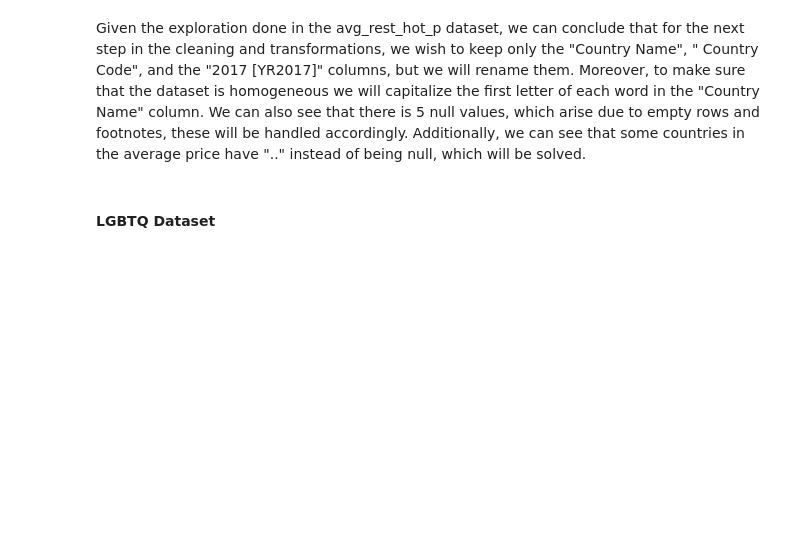
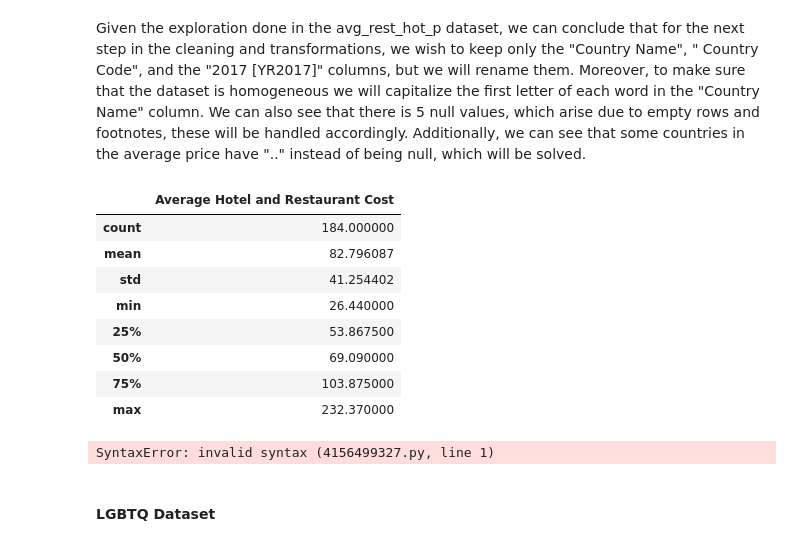
Before and after one commit to syeon0928/FinalExam_VA, a Jupyter notebook: data_cleaning/etl_eda.ipynb, the cells around one changed output. Saved outputs shown, nothing was run; the diff lists cells and outputs as text; code cells hidden in the pictures; blank space fills up the shorter version.

```diff
--- a/data_cleaning/etl_eda.ipynb
+++ b/data_cleaning/etl_eda.ipynb
@@ -913,14 +913,26 @@ avg_rest_hot_p["Country"] = avg_rest_hot_p["Country"].str.strip()
 # %%
 # Substitute ".." for null value
 avg_rest_hot_p["Average Hotel and Restaurant Cost"] = avg_rest_hot_p["Average Hotel and Restaurant Cost"].replace("..",None)
+
+# Remove empty rows
+avg_rest_hot_p = avg_rest_hot_p.dropna(subset=['Average Hotel and Restaurant Cost'])
-# %%
-# Remove empty rows
-avg_rest_hot_p = avg_rest_hot_p.dropna(subset=['Country Code'])
 # %%
 # Convert the column from string to numeric value
 avg_rest_hot_p["Average Hotel and Restaurant Cost"] = pd.to_numeric(avg_rest_hot_p["Average Hotel and Restaurant Cost"], errors = "coerce")
 # %%
 # Round the numbers to two decimal points
 avg_rest_hot_p["Average Hotel and Restaurant Cost"] = avg_rest_hot_p["Average Hotel and Restaurant Cost"].round(2)
+# %%
+avg_rest_hot_p.describe()
+# %% [output]
+|  | Average Hotel and Restaurant Cost |
+| count | 184.000000 |
+| mean | 82.796087 |
+| std | 41.254402 |
+| min | 26.440000 |
+| 25% | 53.867500 |
+| 50% | 69.090000 |
+| 75% | 103.875000 |
+| max | 232.370000 |
 # %%
 # Set a new column that classifies countries into budget travel, comfortable travel and luxury travel
@@ -929,4 +941,8 @@ choices = ["Budget Traveler", "Comfort traveler", "Luxury Travel"]
 avg_rest_hot_p["Type Traveler"] = np.select(conditions, choices, default = "Non Applicable")
+# %%
+avg_rest_hot_p['Type Traveler'].value_counts(5b)
+# %% [output]
+SyntaxError: invalid syntax (4156499327.py, line 1)
 # %% [markdown]
 #### LGBTQ Dataset
 # %%
```
Also changed, not shown: parts of 15 cells of this notebook, 11 other files.
